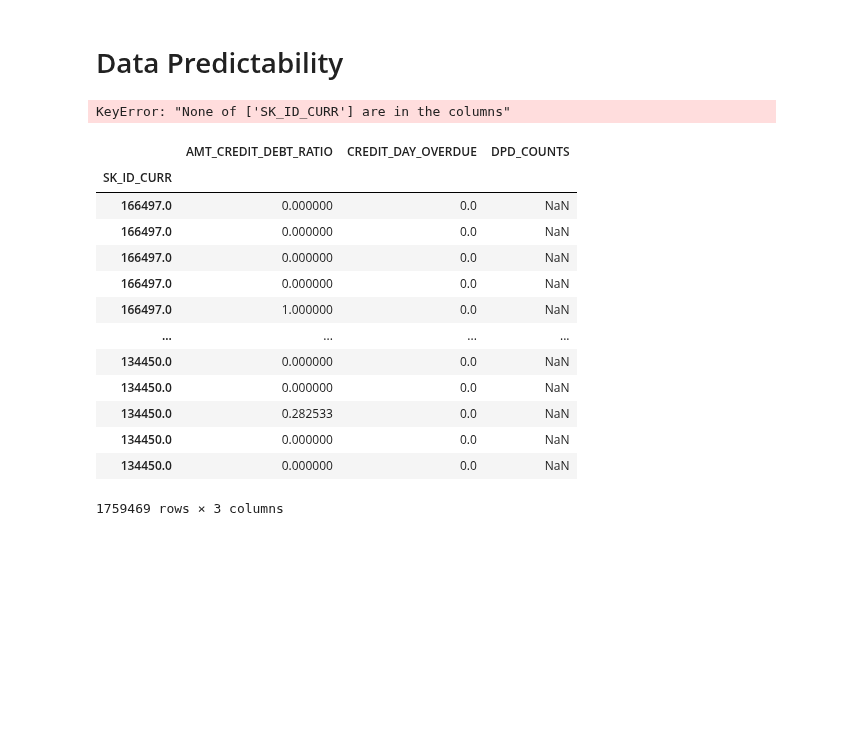
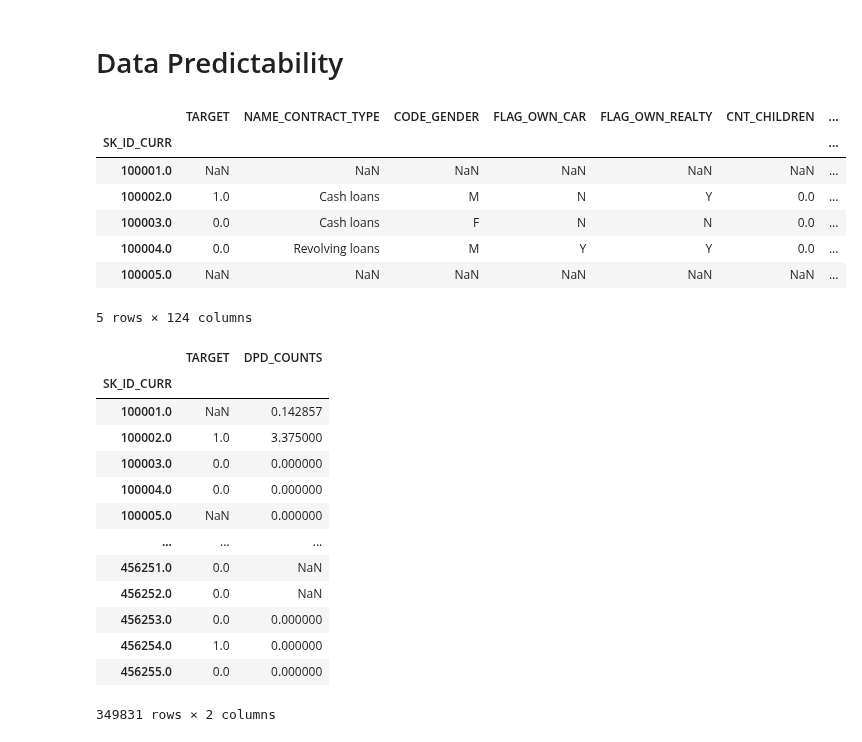
Before and after one commit to DSEI21000-S21/project-home-credit, a Jupyter notebook: experiments/amauris/home-credit.ipynb, the cells around one changed output. Saved outputs shown, nothing was run; the diff lists cells and outputs as text; code cells hidden in the pictures; blank space fills up the shorter version.

Commit message:
Add fillnans to merge with bureau utility func

```diff
--- a/experiments/amauris/home-credit.ipynb
+++ b/experiments/amauris/home-credit.ipynb
@@ -398,28 +398,42 @@ def extract_features_from_bureau(bureau_df, bureau_balances_df):
 
     # Further aggregation to make sure unique SK_ID_CURR are returned
     bureau_with_dpds = bureau_with_dpds.groupby(['SK_ID_CURR']).mean()
-    return bureau_with_dpds
+
+    return bureau_with_dpds.fillna(value=0)
 
 bureau_merged = extract_features_from_bureau(data['bureau'], data['bureau_balance'])
-# %% [output]
-KeyError: "None of ['SK_ID_CURR'] are in the columns"
 # %%
-display(bureau_merged)
-# application_df = data['application_train'].set_index('SK_ID_CURR')
-# application_with_bureau = pd.concat([application_df, bureau_merged], axis=1)
-# display(application_with_bureau.head())
+# display(bureau_merged)
+application_df = data['application_train'].set_index('SK_ID_CURR')
+application_with_bureau = pd.concat([application_df, bureau_merged], axis=1)
+display(application_with_bureau.head())
 # %% [output]
-|  | AMT_CREDIT_DEBT_RATIO | CREDIT_DAY_OVERDUE | DPD_COUNTS |
-| SK_ID_CURR |  |  |  |
-| 166497.0 | 0.000000 | 0.0 | NaN |
-| 166497.0 | 0.000000 | 0.0 | NaN |
-| 166497.0 | 0.000000 | 0.0 | NaN |
-| 166497.0 | 0.000000 | 0.0 | NaN |
-| 166497.0 | 1.000000 | 0.0 | NaN |
-| ... | ... | ... | ... |
-| 134450.0 | 0.000000 | 0.0 | NaN |
-| 134450.0 | 0.000000 | 0.0 | NaN |
-| 134450.0 | 0.282533 | 0.0 | NaN |
-| 134450.0 | 0.000000 | 0.0 | NaN |
-| 134450.0 | 0.000000 | 0.0 | NaN |
+|  | TARGET | NAME_CONTRACT_TYPE | CODE_GENDER | FLAG_OWN_CAR | FLAG_OWN_REALTY | CNT_CHILDREN | ... |
+| SK_ID_CURR |  |  |  |  |  |  | ... |
+| 100001.0 | NaN | NaN | NaN | NaN | NaN | NaN | ... |
+| 100002.0 | 1.0 | Cash loans | M | N | Y | 0.0 | ... |
+| 100003.0 | 0.0 | Cash loans | F | N | N | 0.0 | ... |
+| 100004.0 | 0.0 | Revolving loans | M | Y | Y | 0.0 | ... |
+| 100005.0 | NaN | NaN | NaN | NaN | NaN | NaN | ... |
-1759469 rows × 3 columns
+5 rows × 124 columns
+# %%
+from matplotlib import pyplot as plt
+application_with_bureau[['TARGET', 'DPD_COUNTS']]
+# bureau_columns = ['DPD_COUNTS']
+# for column in bureau_columns:
+#     application_with_bureau[['TARGET', column]].groupby('TARGET').plot(log=True)
+# %% [output]
+|  | TARGET | DPD_COUNTS |
+| SK_ID_CURR |  |  |
+| 100001.0 | NaN | 0.142857 |
+| 100002.0 | 1.0 | 3.375000 |
+| 100003.0 | 0.0 | 0.000000 |
+| 100004.0 | 0.0 | 0.000000 |
+| 100005.0 | NaN | 0.000000 |
+| ... | ... | ... |
+| 456251.0 | 0.0 | NaN |
+| 456252.0 | 0.0 | NaN |
+| 456253.0 | 0.0 | 0.000000 |
+| 456254.0 | 1.0 | 0.000000 |
+| 456255.0 | 0.0 | 0.000000 |
+349831 rows × 2 columns
```
Also changed, not shown: parts of 1 cell of this notebook, 2 other files.
